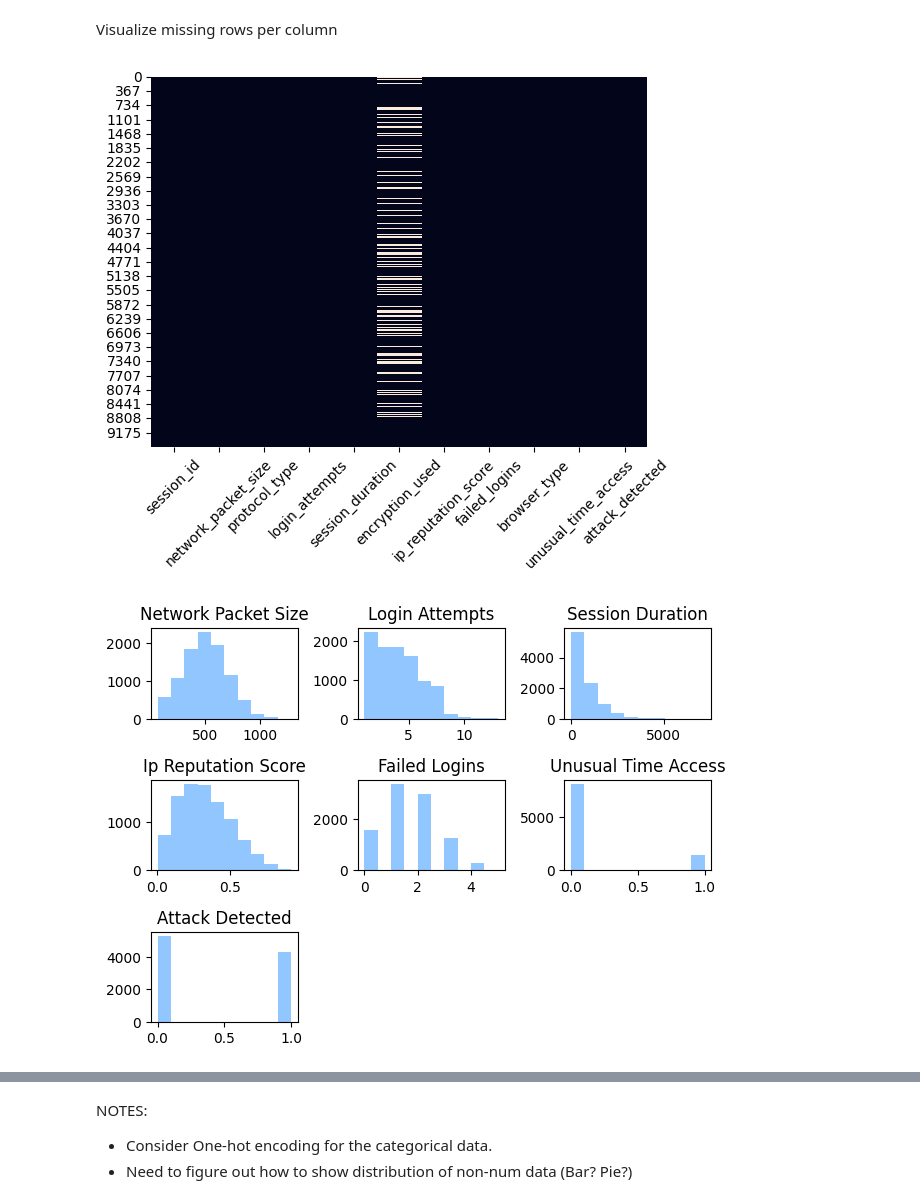
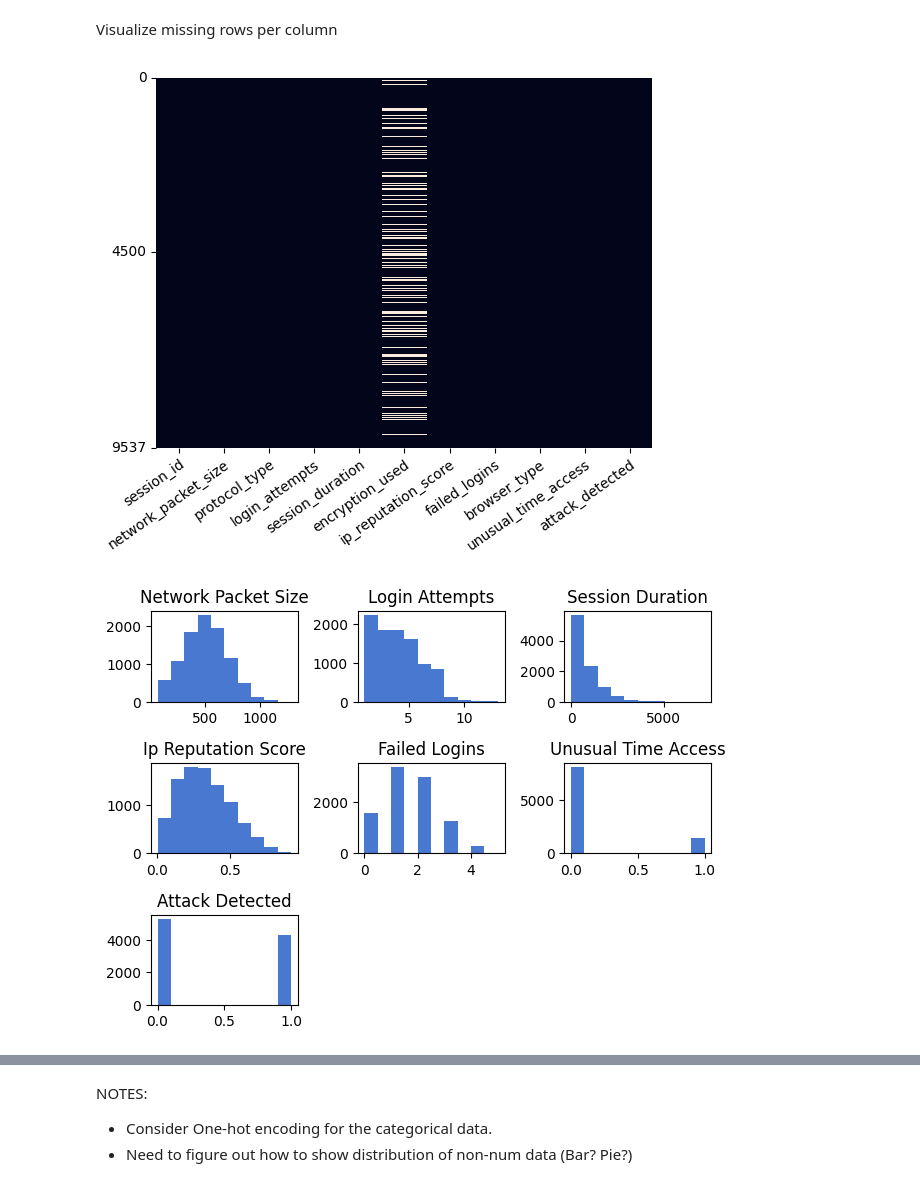
Before and after one commit to EddieSadat/cybsec, a Jupyter notebook: main.ipynb, the cells around one changed output, grey strips where cells are left out. Drawn from its saved outputs; the diff is of its cells as text; code cells hidden in the pictures.

```diff
--- a/main.ipynb
+++ b/main.ipynb
@@ -12,4 +12,7 @@ import seaborn as sns
 import matplotlib.pyplot as plt
 
 df = pd.read_csv('cybersecurity_intrusion_data.csv')
+
+plt.style.use('seaborn-v0_8-muted')
+# plt.style.use('fivethirtyeight')
 # %% [markdown]
@@ -60,12 +58,12 @@ dtype: int64
 Visualize missing rows per column
 # %%
 sns.heatmap(df.isnull(), cbar=False) # Visualize missing rows per column
-plt.xticks(rotation=45)
+plt.xticks(rotation=35, ha='right', rotation_mode='anchor')
+plt.yticks([0, 4500, len(df)], labels=[0, 4500, len(df)])
 plt.show()
 # %% [output]
-[figure, old version]
+[figure, new version]
 # %%
-plt.style.use('seaborn-v0_8-pastel')
 ax = df.hist(grid=False)
 for i in ax:
     for x in i:
@@ -75,5 +73,5 @@ for i in ax:
 plt.tight_layout(rect=[0, 0, 1, 0.98]) # Adjust layout to prevent title overlap
 plt.show()
 # %% [output]
-[figure, old version]
+[figure, new version]
 # %%
```
Also changed, not shown: parts of 7 cells of this notebook.
